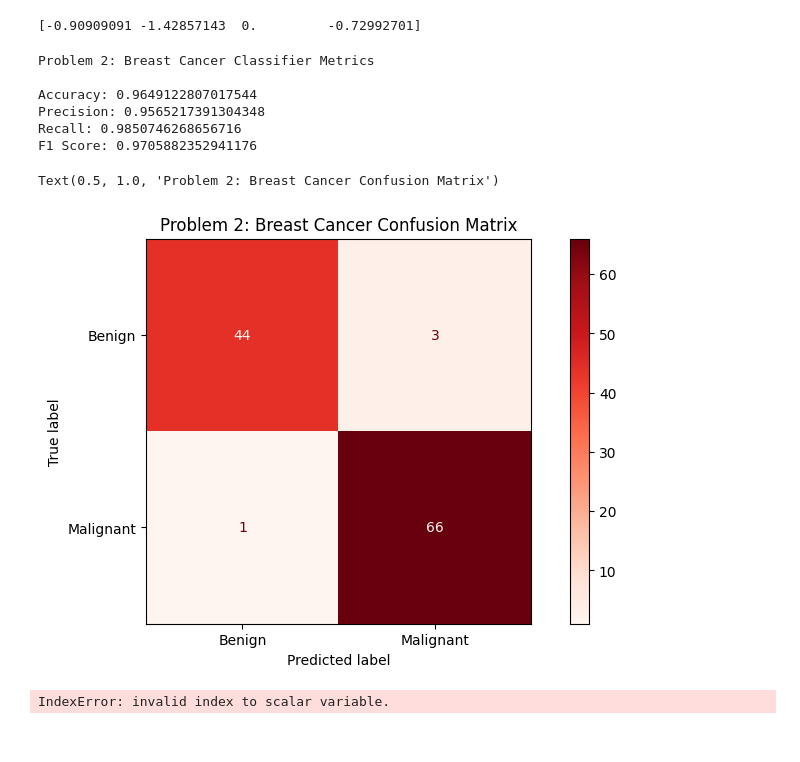
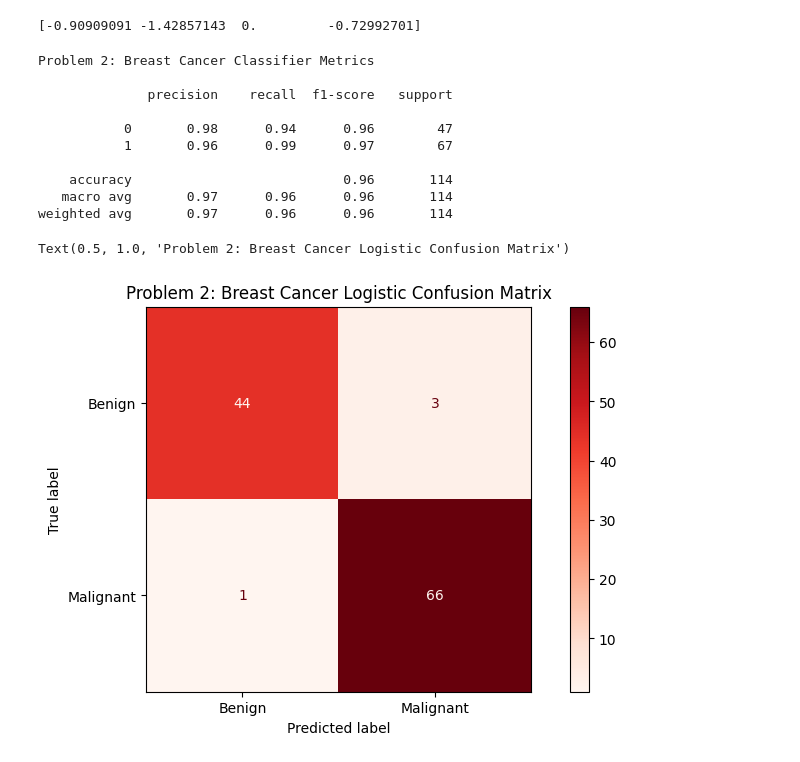
Before and after one commit to jaskinkabir/Intro_ML, a Jupyter notebook: HM3/hm3.ipynb, the cells around one changed output. Drawn from its saved outputs; the diff is of its cells as text; code cells hidden in the pictures.

Commit message:
My bayes is better than sklearn bayes?

```diff
--- a/HM3/hm3.ipynb
+++ b/HM3/hm3.ipynb
@@ -232,31 +232,36 @@ Cancer_Predictor.train(lmbda=0, alpha=0.1, epochs=250)
 # %%
 Y_pred = np.round(Cancer_Predictor.predict(Cancer_Predictor.X_test))
 print("Problem 2: Breast Cancer Classifier Metrics\n")
-print(f"Accuracy: {metrics.accuracy_score(Cancer_Predictor.Y_test, Y_pred)}")
-print(f"Precision: {metrics.precision_score(Cancer_Predictor.Y_test, Y_pred)}")
-print(f"Recall: {metrics.recall_score(Cancer_Predictor.Y_test, Y_pred)}")
-print(f"F1 Score: {metrics.f1_score(Cancer_Predictor.Y_test, Y_pred)}")
+print(metrics.classification_report(Cancer_Predictor.Y_test, Y_pred))
+# print(f"Accuracy: {metrics.accuracy_score(Cancer_Predictor.Y_test, Y_pred)}")
+# print(f"Precision: {metrics.precision_score(Cancer_Predictor.Y_test, Y_pred)}")
+# print(f"Recall: {metrics.recall_score(Cancer_Predictor.Y_test, Y_pred)}")
+# print(f"F1 Score: {metrics.f1_score(Cancer_Predictor.Y_test, Y_pred)}")
 # %% [output]
 Problem 2: Breast Cancer Classifier Metrics
 
-Accuracy: 0.9649122807017544
-Precision: 0.9565217391304348
-Recall: 0.9850746268656716
-F1 Score: 0.9705882352941176
+              precision    recall  f1-score   support
+
+           0       0.98      0.94      0.96        47
+           1       0.96      0.99      0.97        67
+
+    accuracy                           0.96       114
+   macro avg       0.97      0.96      0.96       114
+weighted avg       0.97      0.96      0.96       114
 # %%
 #Replace 0 with benign 1 with malignant
 #print(y_true[:10])
 
 disp = metrics.ConfusionMatrixDisplay.from_predictions(
     y_true = Cancer_Predictor.Y_test,
     y_pred = Y_pred,
     cmap = 'Reds',
     display_labels = ['Benign', 'Malignant']
 )
-disp.ax_.set_title("Problem 2: Breast Cancer Confusion Matrix")
+disp.ax_.set_title("Problem 2: Breast Cancer Logistic Confusion Matrix")
 # %% [output]
-Text(0.5, 1.0, 'Problem 2: Breast Cancer Confusion Matrix')
+Text(0.5, 1.0, 'Problem 2: Breast Cancer Logistic Confusion Matrix')
-[figure, old version]
+[figure, new version]
 # %%
 class NGBClassifier(Classifier):
     def __init__(self, *args, **kwargs):
@@ -280,27 +285,34 @@ class NGBClassifier(Classifier):
             for j in range(0,self.J):
                 xkj = xk[:,j]
                 self.double_variances[j,k]=2*np.var(xkj)
-                self.means = np.mean(xkj)
-                self.invsqrs = 1/np.sqrt(np.pi*self.double_variances[j,k])
+                if (self.double_variances[j,k]==0):
+                    self.double_variances[j,k] = 0.00000000000000000000001
+                self.means[j,k] = np.mean(xkj)
+                self.invsqrs[j,k] = 1/np.sqrt(np.pi*self.double_variances[j,k])
     def predict(self, X: np.ndarray):
-        Y = np.zeros(X.shape)
+        Y = np.zeros(X.shape[0])
 
-        for x in X:
+        for i, x in enumerate(X):
             pvck = np.zeros(self.K)
             for k in range(0,self.K):
                 cur_sum = self.priors[k]
                 for j in range(0,self.J):
-                    cur_sum += np.log( self.invsqrs * np.exp(-np.square(x[j]-self.means)/self.double_variances))
+                    cur_sum += np.log( self.invsqrs[j,k] * np.exp(-np.square(x[j]-self.means[j,k])/self.double_variances[j,k]))
                 pvck[k] = cur_sum
-
-
-
-
-
-
+            Y[i] = int(np.argmax(pvck))
+        return Y
 
 ngb = NGBClassifier(breast.data, breast.target, StandardScaler())
 ngb.train()
-ngb.predict(ngb.X_test)
+Y_pred = ngb.predict(ngb.X_test)
+
+
+print(metrics.classification_report(ngb.Y_test, Y_pred))
+
+disp = metrics.ConfusionMatrixDisplay.from_predictions(
+    y_true = ngb.Y_test,
+    y_pred = Y_pred,
+    cmap = 'Reds',
+    display_labels = ['Benign', 'Malignant']
+)
+disp.ax_.set_title("Problem 2: Breast Cancer Naive Bayes Confusion Matrix")
-# %% [output]
-IndexError: invalid index to scalar variable.
```
Also changed, not shown: parts of 1 cell of this notebook.
